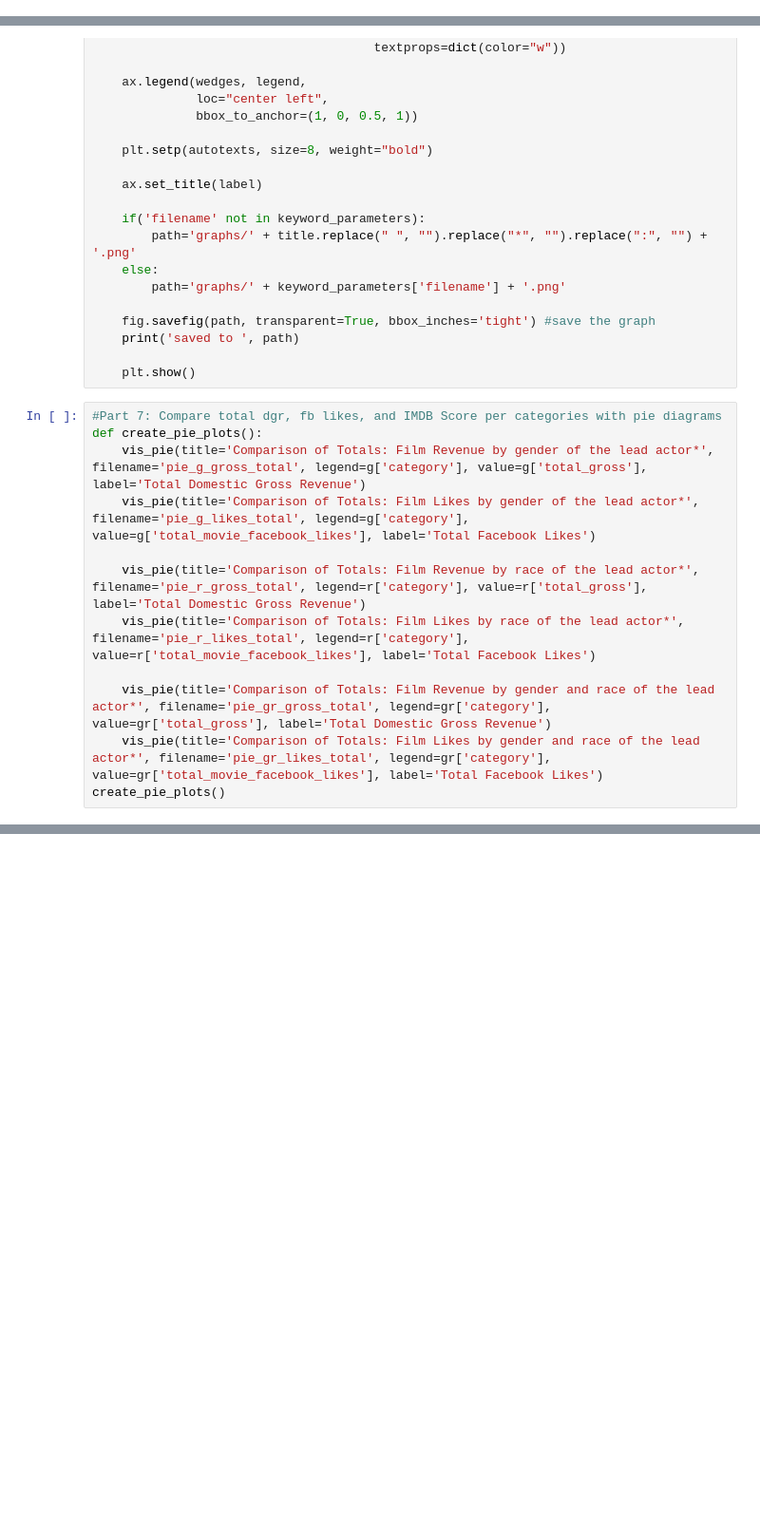
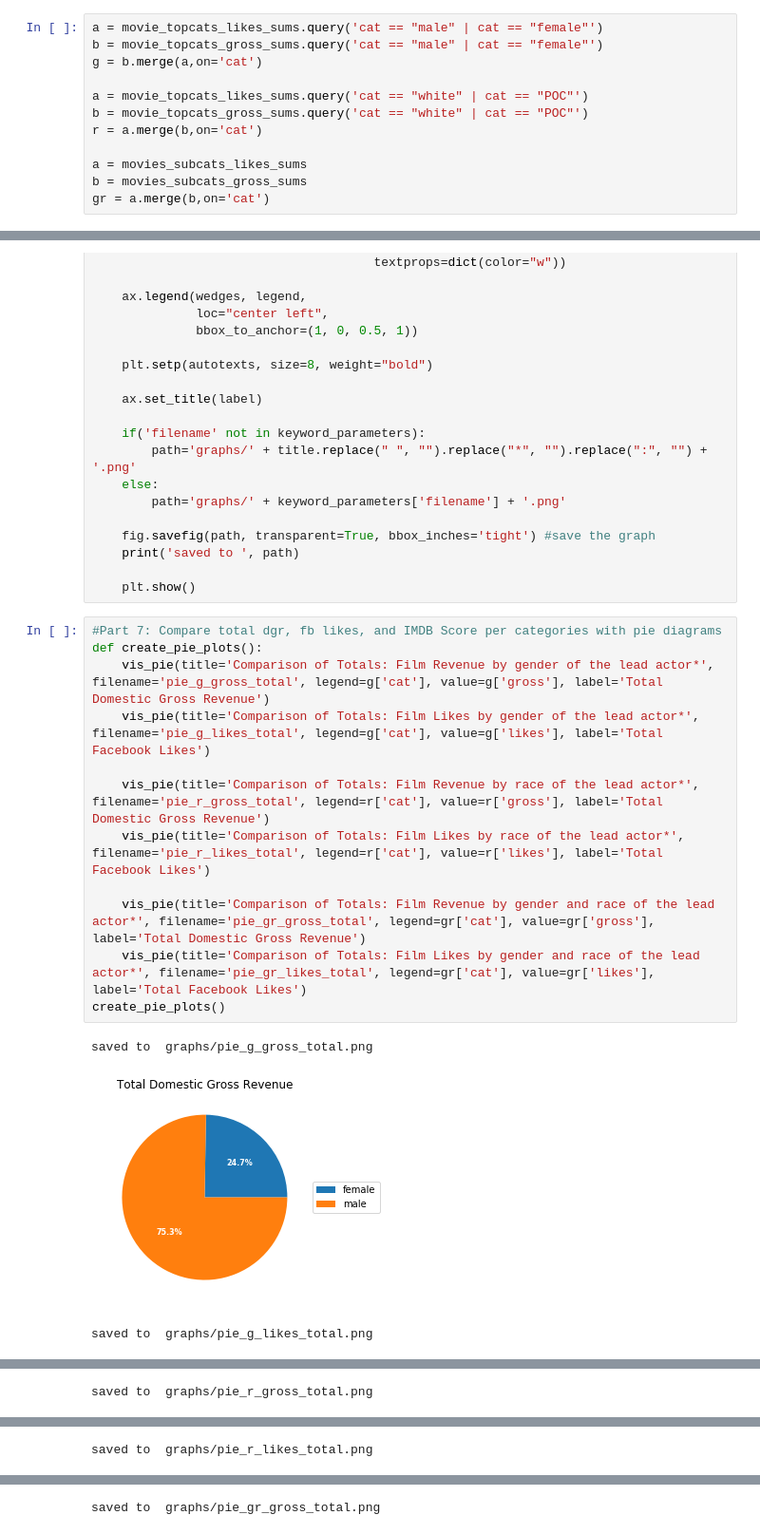
Before and after one commit to Data-Science-HTW/diversity-in-movies, a Jupyter notebook: Diversity In Movies Outliers.ipynb, the cells around one changed output, grey strips where cells are left out. Shown at 95% size. Drawn from its saved outputs; the diff is of its cells as text; blank space fills up the shorter version.

Commit message:
pie charts

```diff
--- a/Diversity In Movies Outliers.ipynb
+++ b/Diversity In Movies Outliers.ipynb
@@ -479,6 +477,18 @@ saved to  graphs/bar_r_gross_likes_average_n_o.png
 [figure]
 saved to  graphs/bar_gr_gross_likes_average_n_o.png
 [figure]
+# %%
+a = movie_topcats_likes_sums.query('cat == "male" | cat == "female"')
+b = movie_topcats_gross_sums.query('cat == "male" | cat == "female"')
+g = b.merge(a,on='cat')
+
+a = movie_topcats_likes_sums.query('cat == "white" | cat == "POC"')
+b = movie_topcats_gross_sums.query('cat == "white" | cat == "POC"')
+r = a.merge(b,on='cat')
+
+a = movies_subcats_likes_sums
+b = movies_subcats_gross_sums
+gr = a.merge(b,on='cat')
 # %%
 #Part 7a: Function for making a pie chart
 #https://pythonspot.com/matplotlib-pie-chart/
@@ -509,12 +519,16 @@ def vis_pie(title, legend, value, label, **keyword_parameters):
 # %%
 #Part 7: Compare total dgr, fb likes, and IMDB Score per categories with pie diagrams
 def create_pie_plots():
-    vis_pie(title='Comparison of Totals: Film Revenue by gender of the lead actor*', filename='pie_g_gross_total', legend=g['category'], value=g['total_gross'], label='Total Domestic Gross Revenue')
-    vis_pie(title='Comparison of Totals: Film Likes by gender of the lead actor*', filename='pie_g_likes_total', legend=g['category'], value=g['total_movie_facebook_likes'], label='Total Facebook Likes')
+    vis_pie(title='Comparison of Totals: Film Revenue by gender of the lead actor*', filename='pie_g_gross_total', legend=g['cat'], value=g['gross'], label='Total Domestic Gross Revenue')
+    vis_pie(title='Comparison of Totals: Film Likes by gender of the lead actor*', filename='pie_g_likes_total', legend=g['cat'], value=g['likes'], label='Total Facebook Likes')
 
-    vis_pie(title='Comparison of Totals: Film Revenue by race of the lead actor*', filename='pie_r_gross_total', legend=r['category'], value=r['total_gross'], label='Total Domestic Gross Revenue')
-    vis_pie(title='Comparison of Totals: Film Likes by race of the lead actor*', filename='pie_r_likes_total', legend=r['category'], value=r['total_movie_facebook_likes'], label='Total Facebook Likes')
+    vis_pie(title='Comparison of Totals: Film Revenue by race of the lead actor*', filename='pie_r_gross_total', legend=r['cat'], value=r['gross'], label='Total Domestic Gross Revenue')
+    vis_pie(title='Comparison of Totals: Film Likes by race of the lead actor*', filename='pie_r_likes_total', legend=r['cat'], value=r['likes'], label='Total Facebook Likes')
 
-    vis_pie(title='Comparison of Totals: Film Revenue by gender and race of the lead actor*', filename='pie_gr_gross_total', legend=gr['category'], value=gr['total_gross'], label='Total Domestic Gross Revenue')
-    vis_pie(title='Comparison of Totals: Film Likes by gender and race of the lead actor*', filename='pie_gr_likes_total', legend=gr['category'], value=gr['total_movie_facebook_likes'], label='Total Facebook Likes')
+    vis_pie(title='Comparison of Totals: Film Revenue by gender and race of the lead actor*', filename='pie_gr_gross_total', legend=gr['cat'], value=gr['gross'], label='Total Domestic Gross Revenue')
+    vis_pie(title='Comparison of Totals: Film Likes by gender and race of the lead actor*', filename='pie_gr_likes_total', legend=gr['cat'], value=gr['likes'], label='Total Facebook Likes')
 create_pie_plots()
+# %% [output]
+saved to  graphs/pie_g_gross_total.png
+[figure, added]
+saved to  graphs/pie_g_likes_total.png
@@ -520,0 +536 @@ create_pie_plots()
+saved to  graphs/pie_r_gross_total.png
@@ -520,0 +538 @@ create_pie_plots()
+saved to  graphs/pie_r_likes_total.png
@@ -520,0 +540 @@ create_pie_plots()
+saved to  graphs/pie_gr_gross_total.png
```
Also changed, not shown: parts of 2 cells of this notebook, 6 other files.
